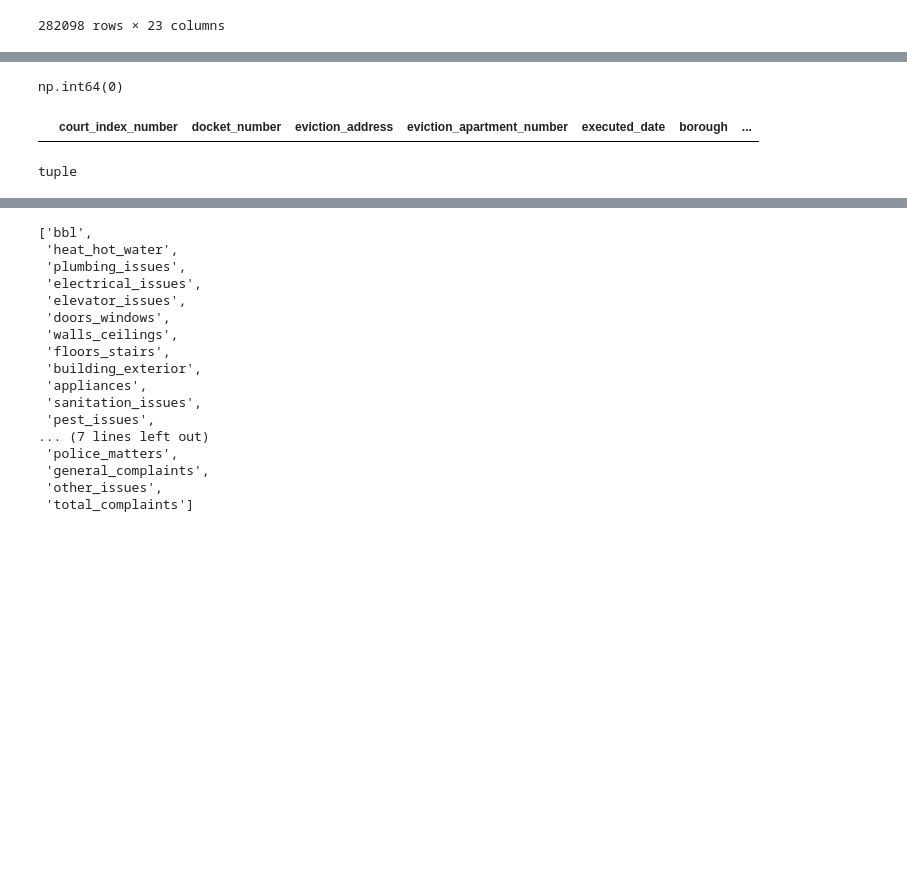
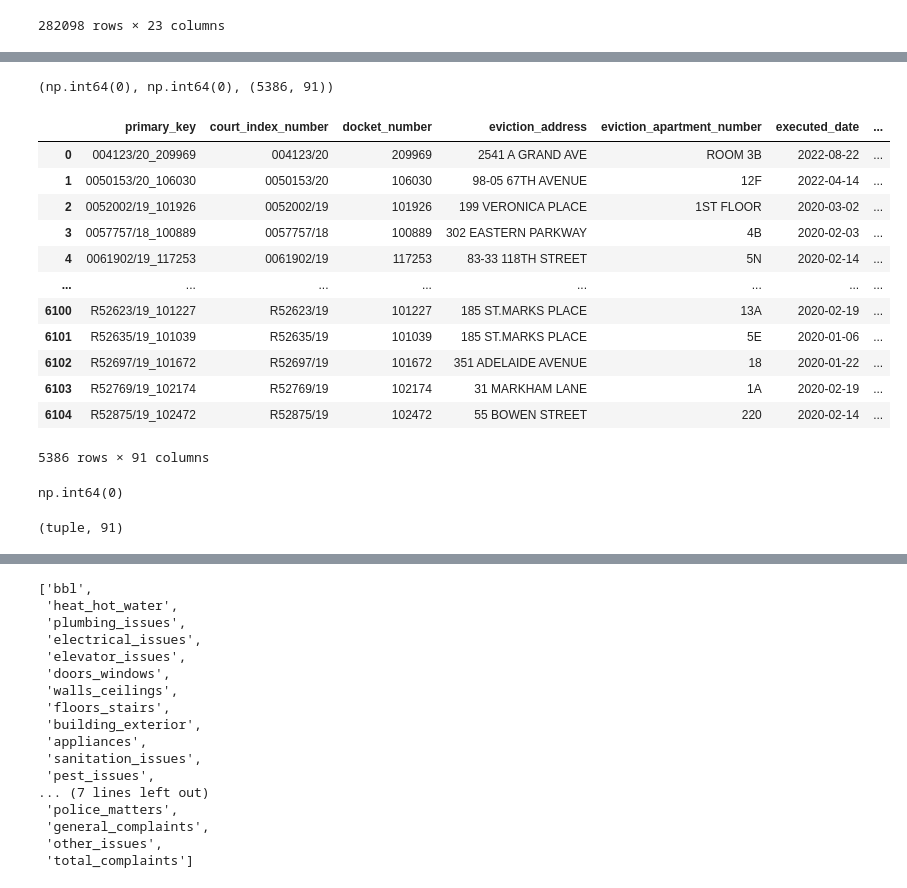
Before and after one commit to simaoalicechen/NYC_Landlord_Behavior_Analysis_Project, a Jupyter notebook: Part_2.6_merging_bbl_evictions_311_svi_mega_complete_covid.ipynb, the cells around one changed output, grey strips where cells are left out. Saved outputs shown, nothing was run; the diff lists cells and outputs as text; code cells hidden in the pictures; blank space fills up the shorter version.

```diff
--- a/Part_2.6_merging_bbl_evictions_311_svi_mega_complete_covid.ipynb
+++ b/Part_2.6_merging_bbl_evictions_311_svi_mega_complete_covid.ipynb
@@ -271,6 +351,8 @@ covid_311_df
 # count each category for each bbl
 # group the complaints by bbl and categories and then count them
 bbl_category_counts = covid_311_df.groupby(['bbl', 'complaint_category']).size().reset_index(name='count')
+# %%
+bbl_category_counts.bbl = bbl_category_counts.bbl.astype('int64')
 # %%
 bbl_category_counts
 # %% [output]
@@ -329,13 +428,3 @@ all_categories = [
-# %%
-# fill na with 0
-for category in all_categories:
-    if category not in bbl_complaints_wide.columns:
-        bbl_complaints_wide[category] = 0
-
-#  it's making sure that all possible complaint categories exist as columns, even if there were no complaints of that type
-# in the entire dataset.
-# for example, if no buildings had any "elevator_issues", the pivot operation wouldn't create an "elevator_issues" column at all.
-# having another loop check ensures that every category in our predefined list exists as a column, even if it's all zeros.
 # %%
 # add a total column
 bbl_complaints_wide['total_complaints'] = bbl_complaints_wide[all_categories].sum(axis=1)
@@ -359,5 +469,5 @@ bbl_complaints_wide
 # %%
-merged_with_complaints = merged_df.merge(
+bbl_evictions_svi_311 = bbl_evictions_svi.merge(
     bbl_complaints_wide,
     on='bbl',
     how='left'
@@ -382 +522,23 @@ merged_with_complaints
+# %%
+bbl_evictions_svi_311 = bbl_evictions_svi_311.dropna()
+# %%
+bbl_evictions_svi_311.isna().sum().sum(), bbl_evictions_svi_311.duplicated().sum(), bbl_evictions_svi_311.shape
+# %% [output]
+(np.int64(0), np.int64(0), (5386, 91))
+# %%
+bbl_evictions_svi_311
+# %% [output]
+|  | primary_key | court_index_number | docket_number | eviction_address | eviction_apartment_number | executed_date | ... |
+| 0 | 004123/20_209969 | 004123/20 | 209969 | 2541 A GRAND AVE | ROOM 3B | 2022-08-22 | ... |
+| 1 | 0050153/20_106030 | 0050153/20 | 106030 | 98-05 67TH AVENUE | 12F | 2022-04-14 | ... |
+| 2 | 0052002/19_101926 | 0052002/19 | 101926 | 199 VERONICA PLACE | 1ST FLOOR | 2020-03-02 | ... |
+| 3 | 0057757/18_100889 | 0057757/18 | 100889 | 302 EASTERN PARKWAY | 4B | 2020-02-03 | ... |
+| 4 | 0061902/19_117253 | 0061902/19 | 117253 | 83-33 118TH STREET | 5N | 2020-02-14 | ... |
+| ... | ... | ... | ... | ... | ... | ... | ... |
+| 6100 | R52623/19_101227 | R52623/19 | 101227 | 185 ST.MARKS PLACE | 13A | 2020-02-19 | ... |
+| 6101 | R52635/19_101039 | R52635/19 | 101039 | 185 ST.MARKS PLACE | 5E | 2020-01-06 | ... |
+| 6102 | R52697/19_101672 | R52697/19 | 101672 | 351 ADELAIDE AVENUE | 18 | 2020-01-22 | ... |
+| 6103 | R52769/19_102174 | R52769/19 | 102174 | 31 MARKHAM LANE | 1A | 2020-02-19 | ... |
+| 6104 | R52875/19_102472 | R52875/19 | 102472 | 55 BOWEN STREET | 220 | 2020-02-14 | ... |
+5386 rows × 91 columns
 # %%
@@ -385,16 +548,9 @@ zero_bbl_count
 # %% [output]
 np.int64(0)
-# %%
-# see if these rows to see if there's a pattern
-zero_bbl_rows = merged_with_complaints[merged_with_complaints['bbl'] == 0]
-display(zero_bbl_rows.head())
-# so in covid time, there was no rows with bbl == 0 in complaints
-# %% [output]
-|  | court_index_number | docket_number | eviction_address | eviction_apartment_number | executed_date | borough | ... |
 # %%
-all_columns = list(merged_with_complaints.columns),
+all_columns = list(bbl_evictions_svi_311.columns),
 # len(all_columns)
 # all_columns
-type(all_columns) # wierd, have to use list comprehension, as remove() does not work
+type(all_columns), len(all_columns[0]) # wierd, have to use list comprehension, as remove() does not work
 # %% [output]
-tuple
+(tuple, 91)
```
Also changed, not shown: parts of 110 cells of this notebook.
